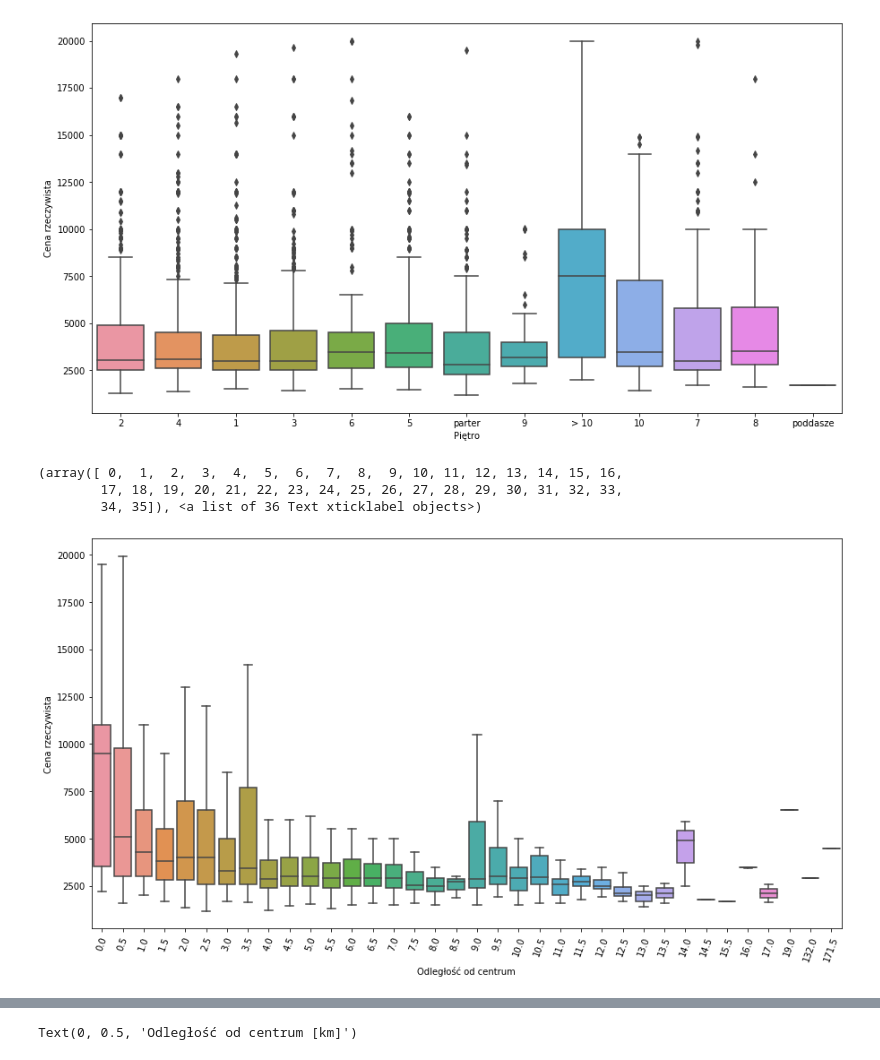
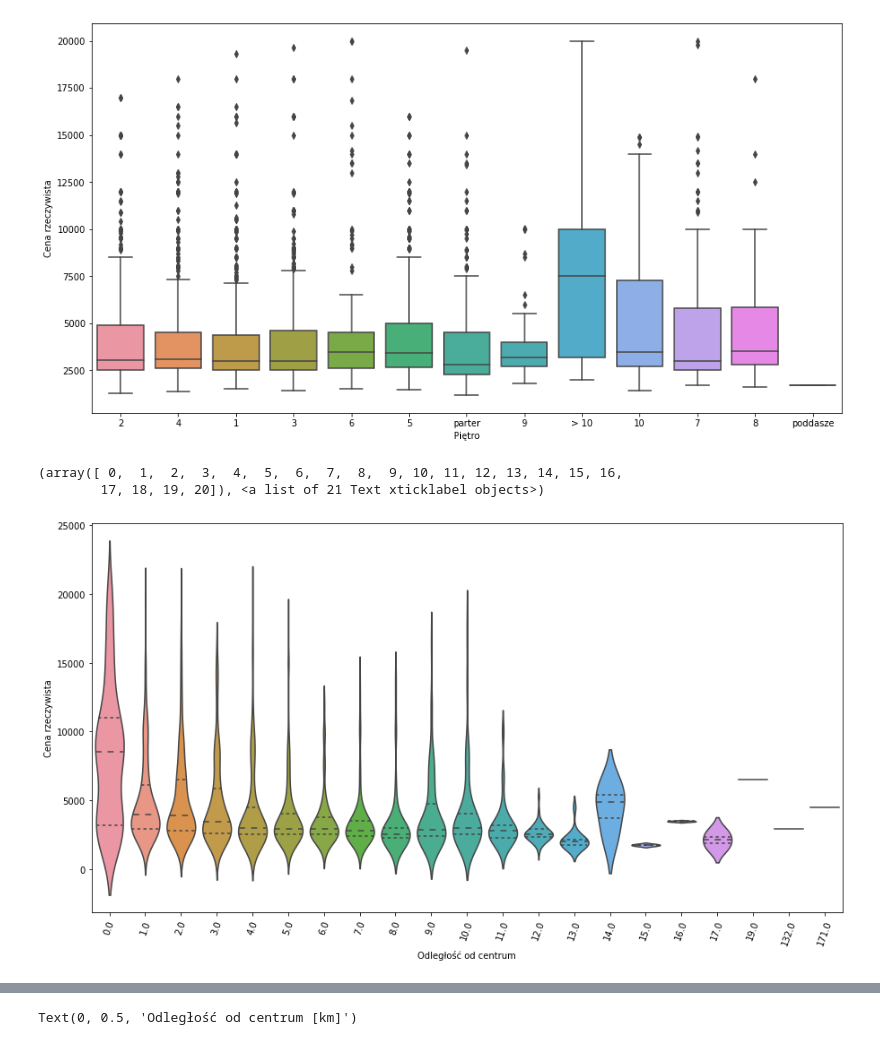
Before and after one commit to KrystianPlackowski/Apartments-data-parser, a Jupyter notebook: analyse.ipynb, the cells around one changed output, grey strips where cells are left out. Drawn from its saved outputs; the diff is of its cells as text; code cells hidden in the pictures.

```diff
--- a/analyse.ipynb
+++ b/analyse.ipynb
@@ -264,0 +242,23 @@ df.corr()
+# %%
+df = apartaments.copy().drop(columns=['Cena', 'Czynsz - dodatkowo', 'Kaucja', 'Numer dzielnicy'])
+
+# Convert string values to integers
+def Encode(df):
+    for column in df.columns[df.columns.isin(['Okna', 'Piętro'])]:
+        df[column] = df[column].factorize()[0]
+
+    # Convert number of rooms to integer type in all cases
+    for column in ['Liczba pokoi']:
+        for i in range(len(df[column])):
+            if df[column].iloc[i] == 'parter':
+                df[column].iloc[i] = 0
+            elif df[column].iloc[i] == 'więcej niż 10' or df[column].iloc[i] == 'poddasze':
+                df[column].iloc[i] = 10
+            else:
+                df[column].iloc[i] = int(df[column].iloc[i])
+    return df
+
+
+# Apply relevant conditions
+df = df[df['Cena rzeczywista'] <= 20000]  # There is one `epic` outlier that has to be ommited
+df = Encode(df)
@@ -288,14 +361,13 @@ sns.boxplot('Piętro', 'Cena rzeczywista', data=df)
 [figure]
 # %%
 plt.figure(figsize=(15,8))
-sns.boxplot('Odległość od centrum', 'Cena rzeczywista', data=df.apply
-           (lambda x: round(x/0.5)*0.5 if x.name == 'Odległość od centrum' else x), showfliers=False)
+sns.violinplot('Odległość od centrum', 'Cena rzeczywista', data=df.apply
+           (lambda x: round(x/1)*1 if x.name == 'Odległość od centrum' else x), showfliers=False, scale='width', inner='quartile')
 plt.xticks(rotation=70)
 #plt.ylim(1000, 5000)
 # %% [output]
 (array([ 0,  1,  2,  3,  4,  5,  6,  7,  8,  9, 10, 11, 12, 13, 14, 15, 16,
-        17, 18, 19, 20, 21, 22, 23, 24, 25, 26, 27, 28, 29, 30, 31, 32, 33,
-        34, 35]), <a list of 36 Text xticklabel objects>)
+        17, 18, 19, 20]), <a list of 21 Text xticklabel objects>)
-[figure, old version]
+[figure, new version]
 # %%
 plt.figure(figsize=(15,8))
```
Also changed, not shown: parts of 22 cells of this notebook, 1 other file.
